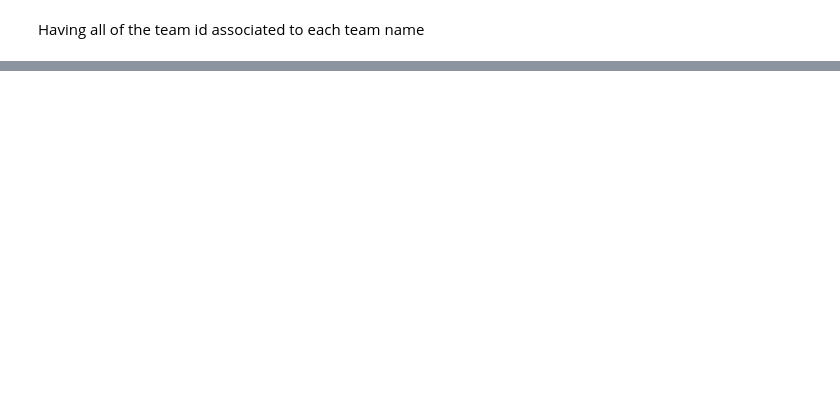
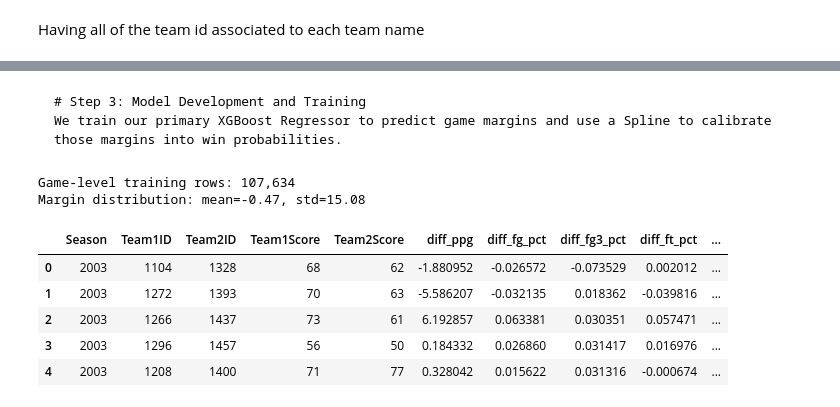
Before and after one commit to hurchey/NCAA-Basketball-Machine-Learning-Prediction, a Jupyter notebook: March_Madness_2023.ipynb, the cells around one changed output, grey strips where cells are left out. Drawn from its saved outputs; the diff is of its cells as text; code cells hidden in the pictures; blank space fills up the shorter version.

````diff
--- a/March_Madness_2023.ipynb
+++ b/March_Madness_2023.ipynb
@@ -306,0 +160,53 @@ Predicted top team for 2024: Auburn
+# %% [markdown]
+```markdown
+# Step 3: Model Development and Training
+We train our primary XGBoost Regressor to predict game margins and use a Spline to calibrate those margins into win probabilities.
+```
+# %%
+def build_game_dataset(games_df, team_stats_df):
+    """
+    For each game, create one row with (team1_stats - team2_stats) as features
+    and (team1_score - team2_score) as the target.
+    Team1 is always the lower TeamID to keep a consistent orientation.
+    """
+    # Normalize every game so team1 = lower ID, team2 = higher ID
+    g = games_df.copy()
+    swap = g['WTeamID'] > g['LTeamID']
+    g['Team1ID']    = np.where(swap, g['LTeamID'], g['WTeamID'])
+    g['Team2ID']    = np.where(swap, g['WTeamID'], g['LTeamID'])
+    g['Team1Score'] = np.where(swap, g['LScore'],  g['WScore'])
+    g['Team2Score'] = np.where(swap, g['WScore'],  g['LScore'])
+
+    # Merge each team's season stats onto the game row
+    stats = team_stats_df.set_index(['Season', 'TeamID'])
+    feature_cols = ['ppg', 'fg_pct', 'fg3_pct', 'ft_pct', 'rpg', 'apg', 'topg', 'win_pct']
+
+    t1_stats = stats.loc[pd.MultiIndex.from_arrays([g['Season'], g['Team1ID']])][feature_cols].reset_index(drop=True)
+    t2_stats = stats.loc[pd.MultiIndex.from_arrays([g['Season'], g['Team2ID']])][feature_cols].reset_index(drop=True)
+    t1_stats.columns = [f't1_{c}' for c in t1_stats.columns]
+    t2_stats.columns = [f't2_{c}' for c in t2_stats.columns]
+
+    # Difference features — compact and physically meaningful
+    diff = pd.DataFrame({f'diff_{c}': t1_stats[f't1_{c}'] - t2_stats[f't2_{c}'] for c in feature_cols})
+
+    out = pd.concat([
+        g[['Season', 'Team1ID', 'Team2ID', 'Team1Score', 'Team2Score']].reset_index(drop=True),
+        diff,
+    ], axis=1)
+    out['margin'] = out['Team1Score'] - out['Team2Score']
+    return out
+
+# Build training set from REGULAR SEASON games (much more data than tournament alone)
+game_data = build_game_dataset(regular_results, team_season_stats)
+print(f"Game-level training rows: {len(game_data):,}")
+print(f"Margin distribution: mean={game_data['margin'].mean():.2f}, std={game_data['margin'].std():.2f}")
+game_data.head()
+# %% [output]
+Game-level training rows: 107,634
+Margin distribution: mean=-0.47, std=15.08
+|  | Season | Team1ID | Team2ID | Team1Score | Team2Score | diff_ppg | diff_fg_pct | diff_fg3_pct | diff_ft_pct | ... |
+| 0 | 2003 | 1104 | 1328 | 68 | 62 | -1.880952 | -0.026572 | -0.073529 | 0.002012 | ... |
+| 1 | 2003 | 1272 | 1393 | 70 | 63 | -5.586207 | -0.032135 | 0.018362 | -0.039816 | ... |
+| 2 | 2003 | 1266 | 1437 | 73 | 61 | 6.192857 | 0.063381 | 0.030351 | 0.057471 | ... |
+| 3 | 2003 | 1296 | 1457 | 56 | 50 | 0.184332 | 0.026860 | 0.031417 | 0.016976 | ... |
+| 4 | 2003 | 1208 | 1400 | 71 | 77 | 0.328042 | 0.015622 | 0.031316 | -0.000674 | ... |
````
Also changed, not shown: parts of 36 cells of this notebook.
